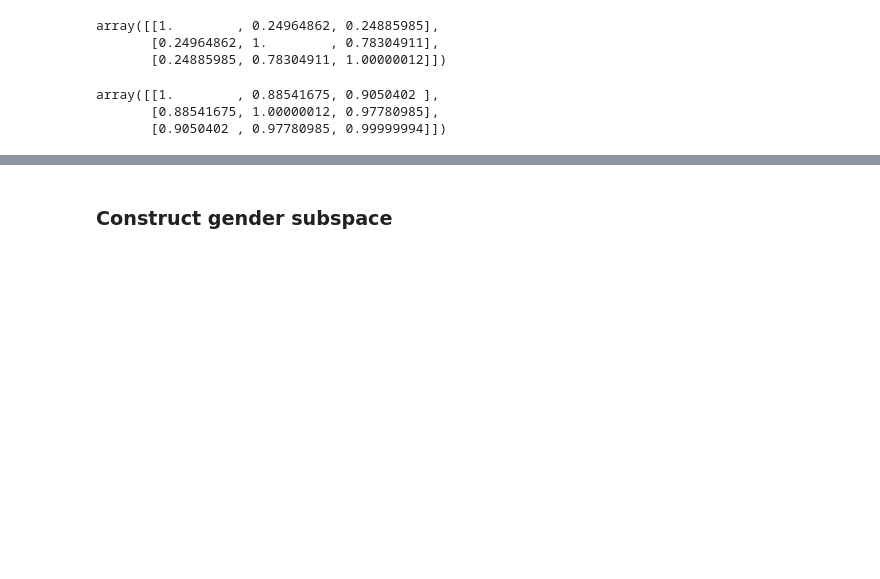
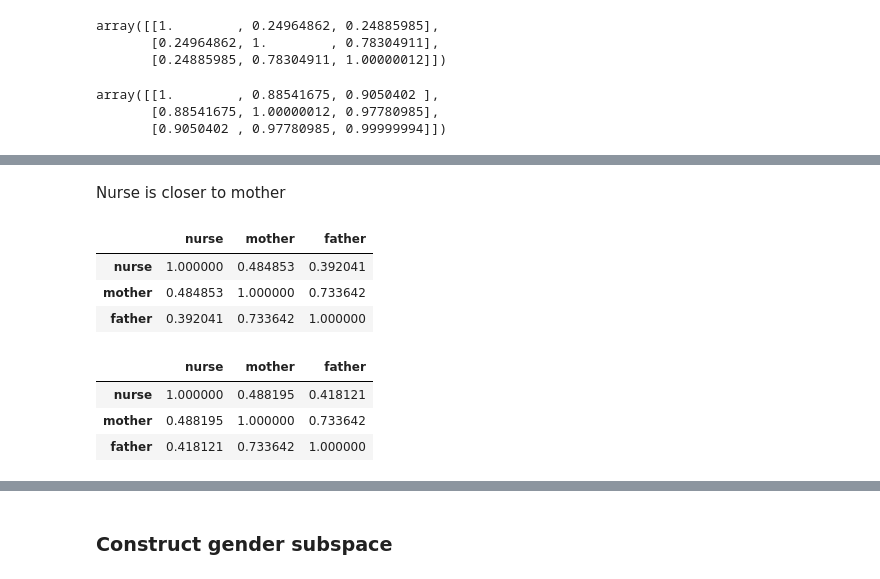
Before and after one commit to keitakurita/contextual_embedding_bias_measure, a Jupyter notebook: notebooks/bert_hidden_state_analysis.ipynb, the cells around one changed output, grey strips where cells are left out. Drawn from its saved outputs; the diff is of its cells as text; code cells hidden in the pictures; blank space fills up the shorter version.

```diff
--- a/notebooks/bert_hidden_state_analysis.ipynb
+++ b/notebooks/bert_hidden_state_analysis.ipynb
@@ -542,0 +544,20 @@ array([[1.        , 0.88541675, 0.9050402 ],
+# %% [markdown]
+Nurse is closer to mother
+# %%
+construct_sim_matrix_df(["That person is a nurse.", "That person is my mother.",
+                         "That person is my father."],
+                       ["nurse", "mother", "father"])
+# %% [output]
+|  | nurse | mother | father |
+| nurse | 1.000000 | 0.484853 | 0.392041 |
+| mother | 0.484853 | 1.000000 | 0.733642 |
+| father | 0.392041 | 0.733642 | 1.000000 |
+# %%
+construct_sim_matrix_df(["My nurse will not allow that.", "That person is my mother.",
+                         "That person is my father."],
+                       ["nurse", "mother", "father"])
+# %% [output]
+|  | nurse | mother | father |
+| nurse | 1.000000 | 0.488195 | 0.418121 |
+| mother | 0.488195 | 1.000000 | 0.733642 |
+| father | 0.418121 | 0.733642 | 1.000000 |
```
Also changed, not shown: parts of 28 cells of this notebook.
